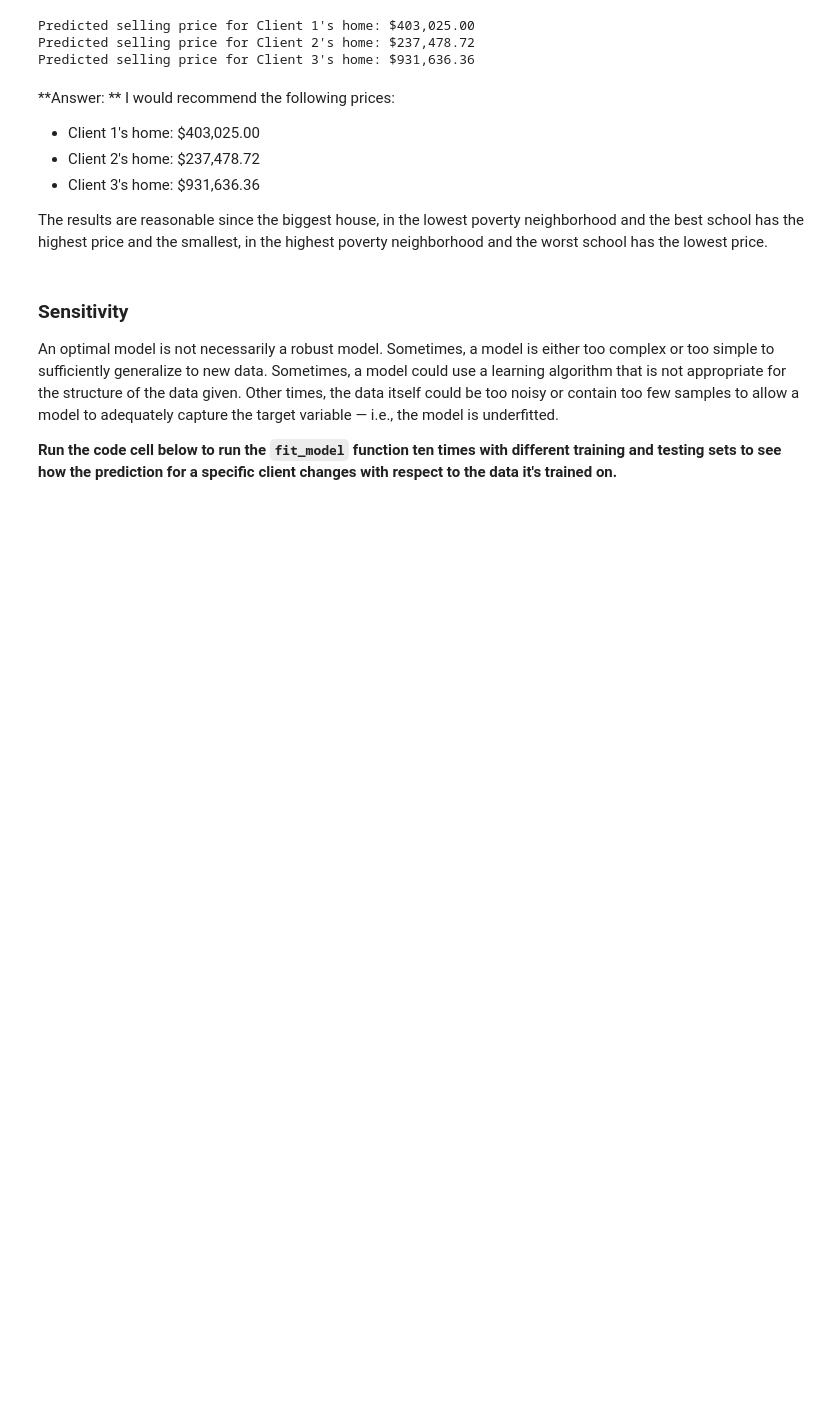
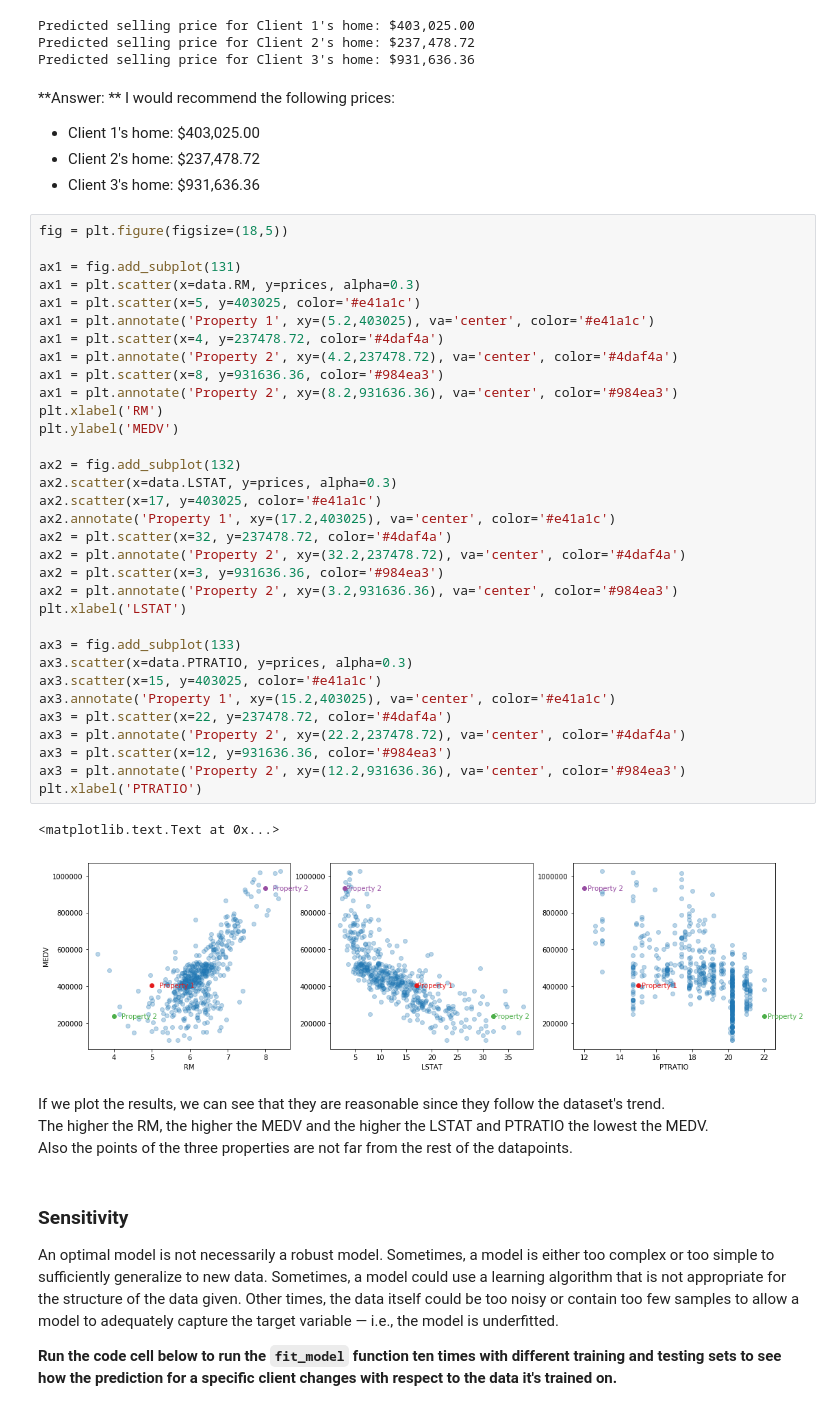
Before and after one commit to YannisPap/machine-learning, a Jupyter notebook: projects/boston_housing/boston_housing.ipynb, the cells around one changed output. Drawn from its saved outputs; the diff is of its cells as text; blank space fills up the shorter version.

```diff
--- a/projects/boston_housing/boston_housing.ipynb
+++ b/projects/boston_housing/boston_housing.ipynb
@@ -413,8 +422,46 @@ Predicted selling price for Client 3's home: $931,636.36
 * Client 1's home: \$403,025.00
 * Client 2's home: \$237,478.72
 * Client 3's home: \$931,636.36
-
-The results are reasonable since the biggest house, in the lowest poverty neighborhood and the best school has the highest price and the smallest, in the highest poverty neighborhood and the worst school has the lowest price.
+# %%
+fig = plt.figure(figsize=(18,5))
+
+ax1 = fig.add_subplot(131)
+ax1 = plt.scatter(x=data.RM, y=prices, alpha=0.3)
+ax1 = plt.scatter(x=5, y=403025, color='#e41a1c')
+ax1 = plt.annotate('Property 1', xy=(5.2,403025), va='center', color='#e41a1c')
+ax1 = plt.scatter(x=4, y=237478.72, color='#4daf4a')
+ax1 = plt.annotate('Property 2', xy=(4.2,237478.72), va='center', color='#4daf4a')
+ax1 = plt.scatter(x=8, y=931636.36, color='#984ea3')
+ax1 = plt.annotate('Property 2', xy=(8.2,931636.36), va='center', color='#984ea3')
+plt.xlabel('RM')
+plt.ylabel('MEDV')
+
+ax2 = fig.add_subplot(132)
+ax2.scatter(x=data.LSTAT, y=prices, alpha=0.3)
+ax2.scatter(x=17, y=403025, color='#e41a1c')
+ax2.annotate('Property 1', xy=(17.2,403025), va='center', color='#e41a1c')
+ax2 = plt.scatter(x=32, y=237478.72, color='#4daf4a')
+ax2 = plt.annotate('Property 2', xy=(32.2,237478.72), va='center', color='#4daf4a')
+ax2 = plt.scatter(x=3, y=931636.36, color='#984ea3')
+ax2 = plt.annotate('Property 2', xy=(3.2,931636.36), va='center', color='#984ea3')
+plt.xlabel('LSTAT')
+
+ax3 = fig.add_subplot(133)
+ax3.scatter(x=data.PTRATIO, y=prices, alpha=0.3)
+ax3.scatter(x=15, y=403025, color='#e41a1c')
+ax3.annotate('Property 1', xy=(15.2,403025), va='center', color='#e41a1c')
+ax3 = plt.scatter(x=22, y=237478.72, color='#4daf4a')
+ax3 = plt.annotate('Property 2', xy=(22.2,237478.72), va='center', color='#4daf4a')
+ax3 = plt.scatter(x=12, y=931636.36, color='#984ea3')
+ax3 = plt.annotate('Property 2', xy=(12.2,931636.36), va='center', color='#984ea3')
+plt.xlabel('PTRATIO')
+# %% [output]
+<matplotlib.text.Text at 0x...>
+[figure, added]
+# %% [markdown]
+If we plot the results, we can see that they are reasonable since they follow the dataset's trend.
+The higher the RM, the higher the MEDV and the higher the LSTAT and PTRATIO the lowest the MEDV.
+Also the points of the three properties are not far from the rest of the datapoints.
 # %% [markdown]
 ### Sensitivity
 An optimal model is not necessarily a robust model. Sometimes, a model is either too complex or too simple to sufficiently generalize to new data. Sometimes, a model could use a learning algorithm that is not appropriate for the structure of the data given. Other times, the data itself could be too noisy or contain too few samples to allow a model to adequately capture the target variable — i.e., the model is underfitted.
```
Also changed, not shown: parts of 3 cells of this notebook, 1 other file.
